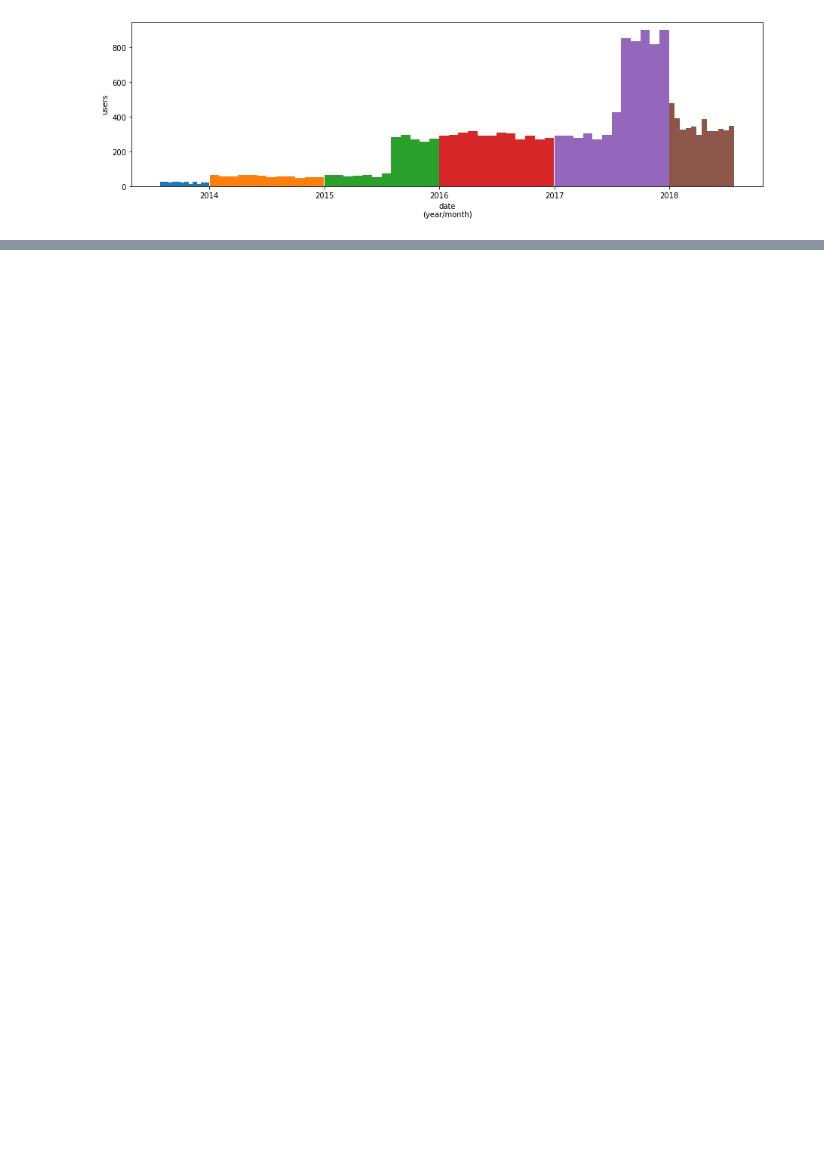
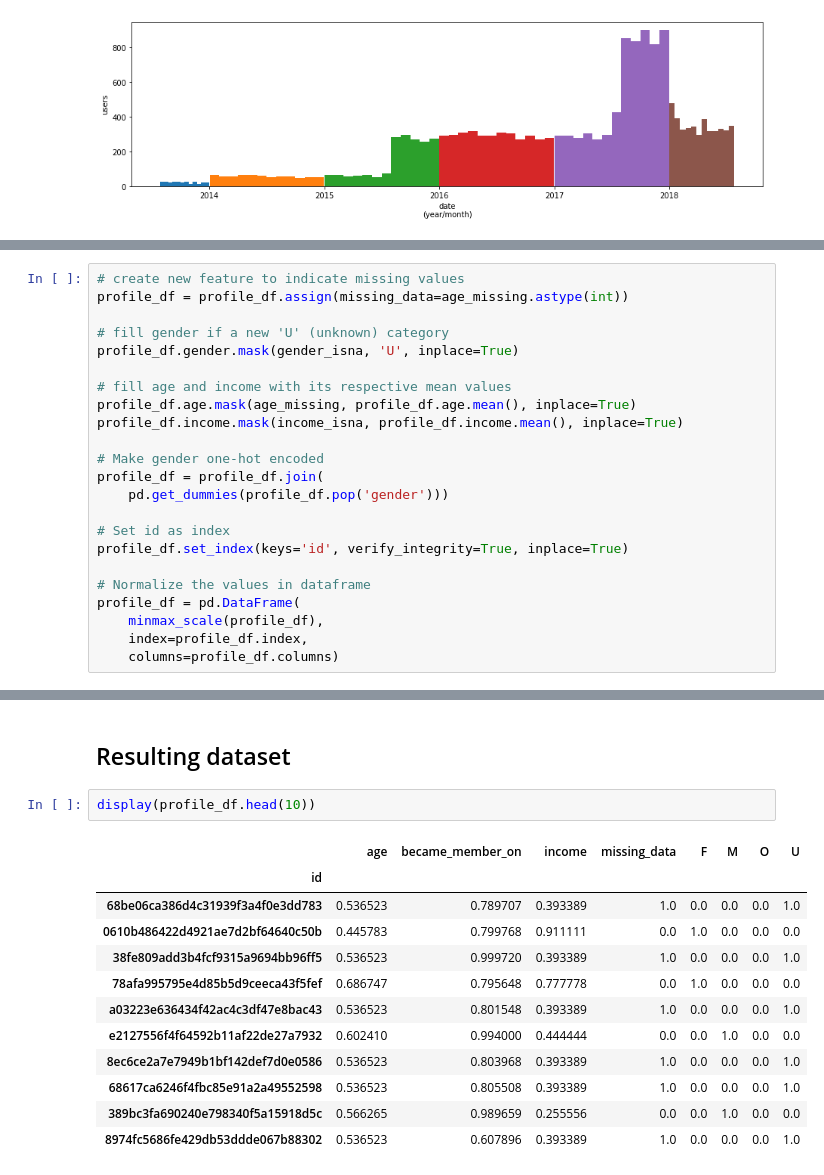
Before and after one commit to silviomori/udacity-machine-learning-capstone-starbucks, a Jupyter notebook: FeatureEngineering.ipynb, the cells around one changed output, grey strips where cells are left out. Saved outputs shown, nothing was run; the diff lists cells and outputs as text; blank space fills up the shorter version.

Commit message:
feat: Make transformations on profile

```diff
--- a/FeatureEngineering.ipynb
+++ b/FeatureEngineering.ipynb
@@ -448,0 +454,23 @@ plt.show()
+# %%
+# create new feature to indicate missing values
+profile_df = profile_df.assign(missing_data=age_missing.astype(int))
+
+# fill gender if a new 'U' (unknown) category
+profile_df.gender.mask(gender_isna, 'U', inplace=True)
+
+# fill age and income with its respective mean values
+profile_df.age.mask(age_missing, profile_df.age.mean(), inplace=True)
+profile_df.income.mask(income_isna, profile_df.income.mean(), inplace=True)
+
+# Make gender one-hot encoded
+profile_df = profile_df.join(
+    pd.get_dummies(profile_df.pop('gender')))
+
+# Set id as index
+profile_df.set_index(keys='id', verify_integrity=True, inplace=True)
+
+# Normalize the values in dataframe
+profile_df = pd.DataFrame(
+    minmax_scale(profile_df),
+    index=profile_df.index,
+    columns=profile_df.columns)
@@ -448,0 +507,17 @@ plt.show()
+# %% [markdown]
+## Resulting dataset
+# %%
+display(profile_df.head(10))
+# %% [output]
+|  | age | became_member_on | income | missing_data | F | M | O | U |
+| id |  |  |  |  |  |  |  |  |
+| 68be06ca386d4c31939f3a4f0e3dd783 | 0.536523 | 0.789707 | 0.393389 | 1.0 | 0.0 | 0.0 | 0.0 | 1.0 |
+| 0610b486422d4921ae7d2bf64640c50b | 0.445783 | 0.799768 | 0.911111 | 0.0 | 1.0 | 0.0 | 0.0 | 0.0 |
+| 38fe809add3b4fcf9315a9694bb96ff5 | 0.536523 | 0.999720 | 0.393389 | 1.0 | 0.0 | 0.0 | 0.0 | 1.0 |
+| 78afa995795e4d85b5d9ceeca43f5fef | 0.686747 | 0.795648 | 0.777778 | 0.0 | 1.0 | 0.0 | 0.0 | 0.0 |
+| a03223e636434f42ac4c3df47e8bac43 | 0.536523 | 0.801548 | 0.393389 | 1.0 | 0.0 | 0.0 | 0.0 | 1.0 |
+| e2127556f4f64592b11af22de27a7932 | 0.602410 | 0.994000 | 0.444444 | 0.0 | 0.0 | 1.0 | 0.0 | 0.0 |
+| 8ec6ce2a7e7949b1bf142def7d0e0586 | 0.536523 | 0.803968 | 0.393389 | 1.0 | 0.0 | 0.0 | 0.0 | 1.0 |
+| 68617ca6246f4fbc85e91a2a49552598 | 0.536523 | 0.805508 | 0.393389 | 1.0 | 0.0 | 0.0 | 0.0 | 1.0 |
+| 389bc3fa690240e798340f5a15918d5c | 0.566265 | 0.989659 | 0.255556 | 0.0 | 0.0 | 1.0 | 0.0 | 0.0 |
+| 8974fc5686fe429db53ddde067b88302 | 0.536523 | 0.607896 | 0.393389 | 1.0 | 0.0 | 0.0 | 0.0 | 1.0 |
```
Also changed, not shown: parts of 2 cells of this notebook.
